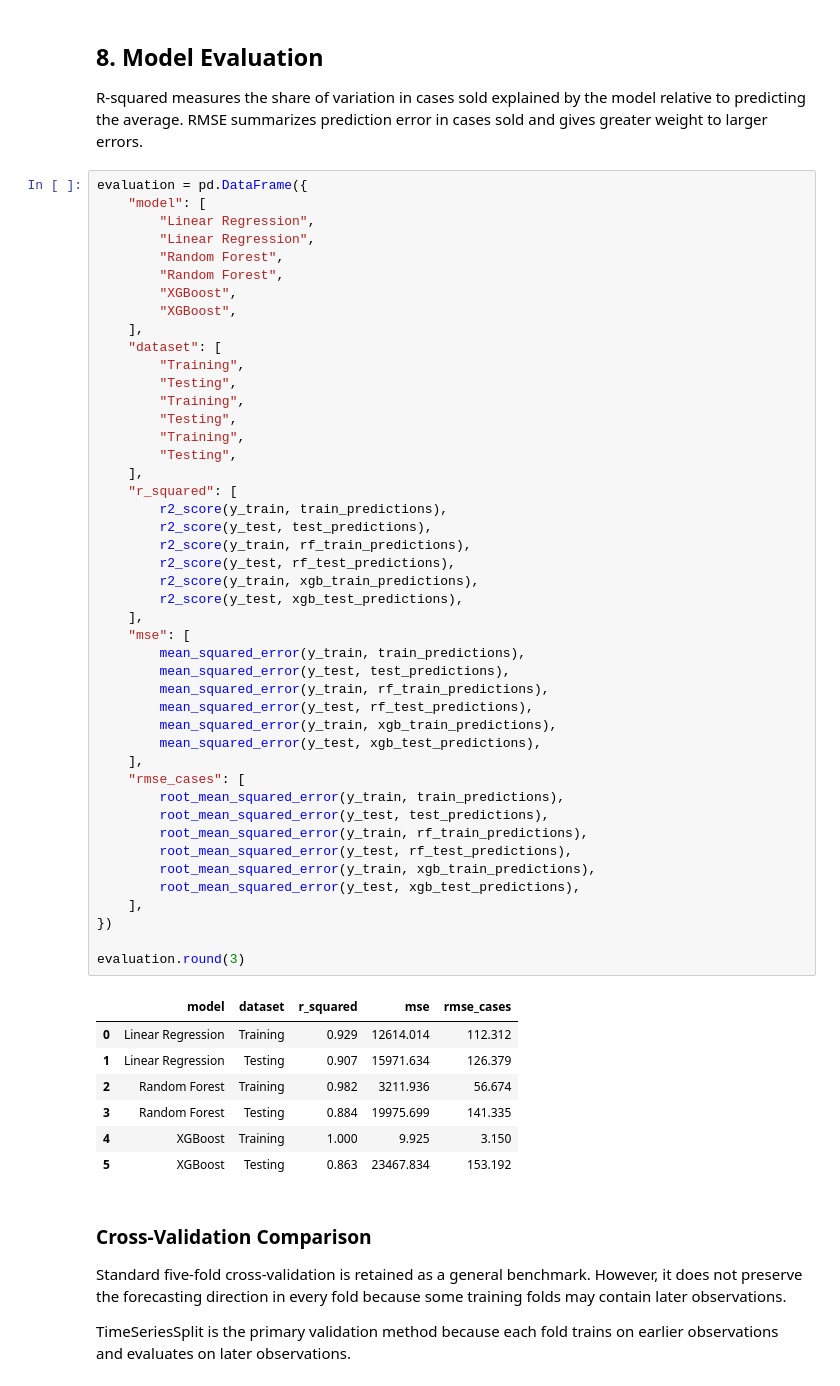
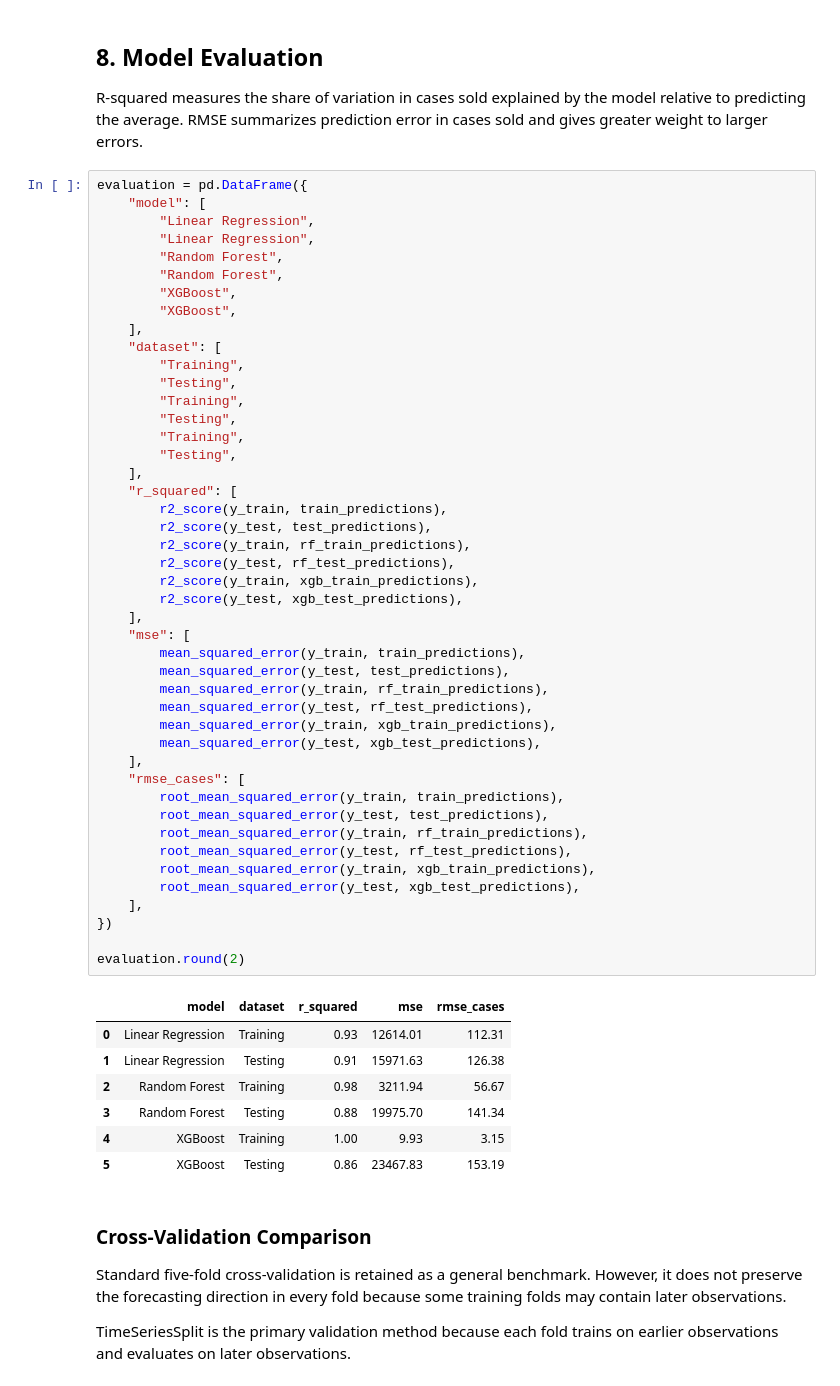
Before and after one commit to BijayGautam123/Pricing-Demand-Forecasting, a Jupyter notebook: notebooks/pricing_model_analysis.ipynb, the cells around one changed output. Drawn from its saved outputs; the diff is of its cells as text.

Commit message:
Round model evaluation metrics to two decimals

```diff
--- a/notebooks/pricing_model_analysis.ipynb
+++ b/notebooks/pricing_model_analysis.ipynb
@@ -305,40 +305,40 @@ evaluation = pd.DataFrame({
         "Testing",
     ],
     "r_squared": [
         r2_score(y_train, train_predictions),
         r2_score(y_test, test_predictions),
         r2_score(y_train, rf_train_predictions),
         r2_score(y_test, rf_test_predictions),
         r2_score(y_train, xgb_train_predictions),
         r2_score(y_test, xgb_test_predictions),
     ],
     "mse": [
         mean_squared_error(y_train, train_predictions),
         mean_squared_error(y_test, test_predictions),
         mean_squared_error(y_train, rf_train_predictions),
         mean_squared_error(y_test, rf_test_predictions),
         mean_squared_error(y_train, xgb_train_predictions),
         mean_squared_error(y_test, xgb_test_predictions),
     ],
     "rmse_cases": [
         root_mean_squared_error(y_train, train_predictions),
         root_mean_squared_error(y_test, test_predictions),
         root_mean_squared_error(y_train, rf_train_predictions),
         root_mean_squared_error(y_test, rf_test_predictions),
         root_mean_squared_error(y_train, xgb_train_predictions),
         root_mean_squared_error(y_test, xgb_test_predictions),
     ],
 })
 
-evaluation.round(3)
+evaluation.round(2)
 # %% [output]
 |  | model | dataset | r_squared | mse | rmse_cases |
-| 0 | Linear Regression | Training | 0.929 | 12614.014 | 112.312 |
-| 1 | Linear Regression | Testing | 0.907 | 15971.634 | 126.379 |
-| 2 | Random Forest | Training | 0.982 | 3211.936 | 56.674 |
-| 3 | Random Forest | Testing | 0.884 | 19975.699 | 141.335 |
-| 4 | XGBoost | Training | 1.000 | 9.925 | 3.150 |
-| 5 | XGBoost | Testing | 0.863 | 23467.834 | 153.192 |
+| 0 | Linear Regression | Training | 0.93 | 12614.01 | 112.31 |
+| 1 | Linear Regression | Testing | 0.91 | 15971.63 | 126.38 |
+| 2 | Random Forest | Training | 0.98 | 3211.94 | 56.67 |
+| 3 | Random Forest | Testing | 0.88 | 19975.70 | 141.34 |
+| 4 | XGBoost | Training | 1.00 | 9.93 | 3.15 |
+| 5 | XGBoost | Testing | 0.86 | 23467.83 | 153.19 |
 # %% [markdown]
 ### Cross-Validation Comparison
 
```
